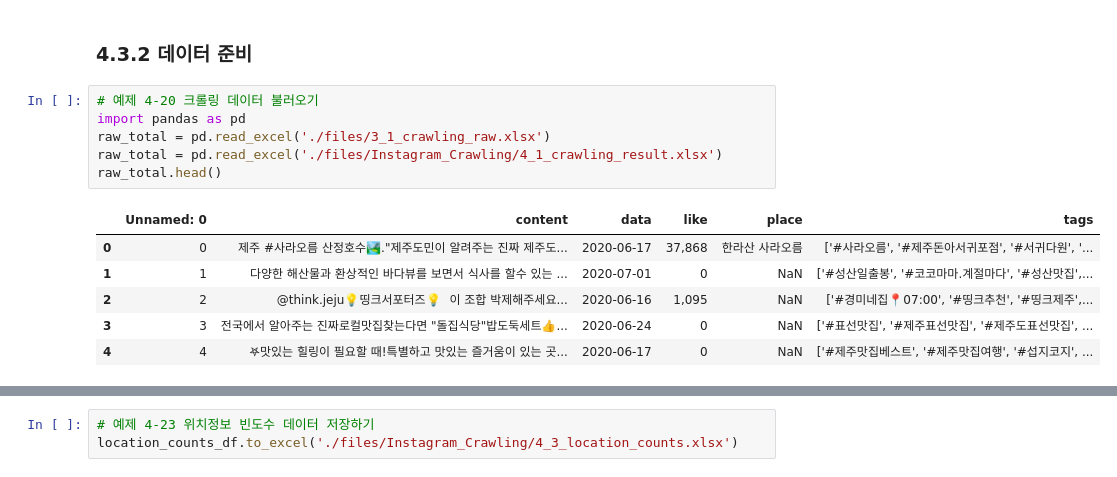
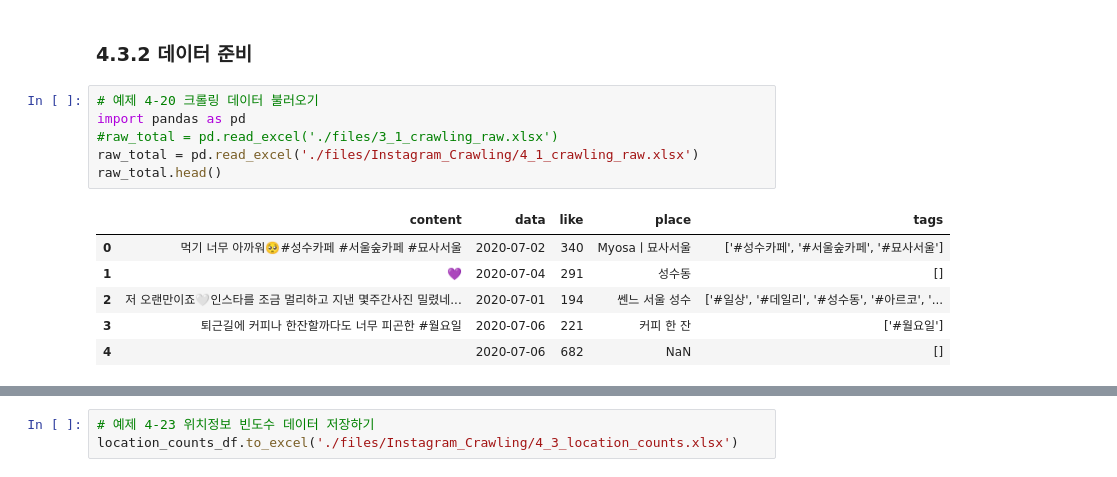
Before and after one commit to 201411096/kosmo_PythonBasic, a Jupyter notebook: fML기초/99_과제/3_제주맛집_크롤링_지도/4_3_Map.ipynb, the cells around one changed output, grey strips where cells are left out. Drawn from its saved outputs; the diff is of its cells as text.

```diff
--- a/fML기초/99_과제/3_제주맛집_크롤링_지도/4_3_Map.ipynb
+++ b/fML기초/99_과제/3_제주맛집_크롤링_지도/4_3_Map.ipynb
@@ -14,16 +14,16 @@
 # %%
 # 예제 4-20 크롤링 데이터 불러오기
 import pandas as pd
-raw_total = pd.read_excel('./files/3_1_crawling_raw.xlsx')
-raw_total = pd.read_excel('./files/Instagram_Crawling/4_1_crawling_result.xlsx')
+#raw_total = pd.read_excel('./files/3_1_crawling_raw.xlsx')
+raw_total = pd.read_excel('./files/Instagram_Crawling/4_1_crawling_raw.xlsx')
 raw_total.head()
 # %% [output]
-|  | Unnamed: 0 | content | data | like | place | tags |
-| 0 | 0 | 제주 #사라오름 산정호수🏞."제주도민이 알려주는 진짜 제주도... | 2020-06-17 | 37,868 | 한라산 사라오름 | ['#사라오름', '#제주돈아서귀포점', '#서귀다원', '... |
-| 1 | 1 | 다양한 해산물과 환상적인 바다뷰를 보면서 식사를 할수 있는 ... | 2020-07-01 | 0 | NaN | ['#성산일출봉', '#코코마마.계절마다', '#성산맛집',... |
-| 2 | 2 | ⠀⠀@think.jeju💡띵크서포터즈💡⠀이 조합 박제해주세요... | 2020-06-16 | 1,095 | NaN | ['#경미네집📍07:00', '#띵크추천', '#띵크제주',... |
-| 3 | 3 | 전국에서 알아주는 진짜로컬맛집찾는다면 "돌집식당"밥도둑세트👍... | 2020-06-24 | 0 | NaN | ['#표선맛집', '#제주표선맛집', '#제주도표선맛집', ... |
-| 4 | 4 | 𖤐맛있는 힐링이 필요할 때!특별하고 맛있는 즐거움이 있는 곳... | 2020-06-17 | 0 | NaN | ['#제주맛집베스트', '#제주맛집여행', '#섭지코지', ... |
+|  | content | data | like | place | tags |
+| 0 | 먹기 너무 아까워🥺#성수카페 #서울숲카페 #묘사서울 | 2020-07-02 | 340 | Myosaㅣ묘사서울 | ['#성수카페', '#서울숲카페', '#묘사서울'] |
+| 1 | 💜 | 2020-07-04 | 291 | 성수동 | [] |
+| 2 | 저 오랜만이죠🤍인스타를 조금 멀리하고 지낸 몇주간사진 밀렸네... | 2020-07-01 | 194 | 쎈느 서울 성수 | ['#일상', '#데일리', '#성수동', '#아르코', '... |
+| 3 | ⠀퇴근길에 커피나 한잔할까다도 너무 피곤한 #월요일 | 2020-07-06 | 221 | 커피 한 잔 | ['#월요일'] |
+| 4 |  | 2020-07-06 | 682 | NaN | [] |
 # %%
 # 예제 4-21 위치정보 가져오기
 location_counts = raw_total['place'].value_counts( )
```
Also changed, not shown: parts of 7 cells of this notebook, 12 other files.
